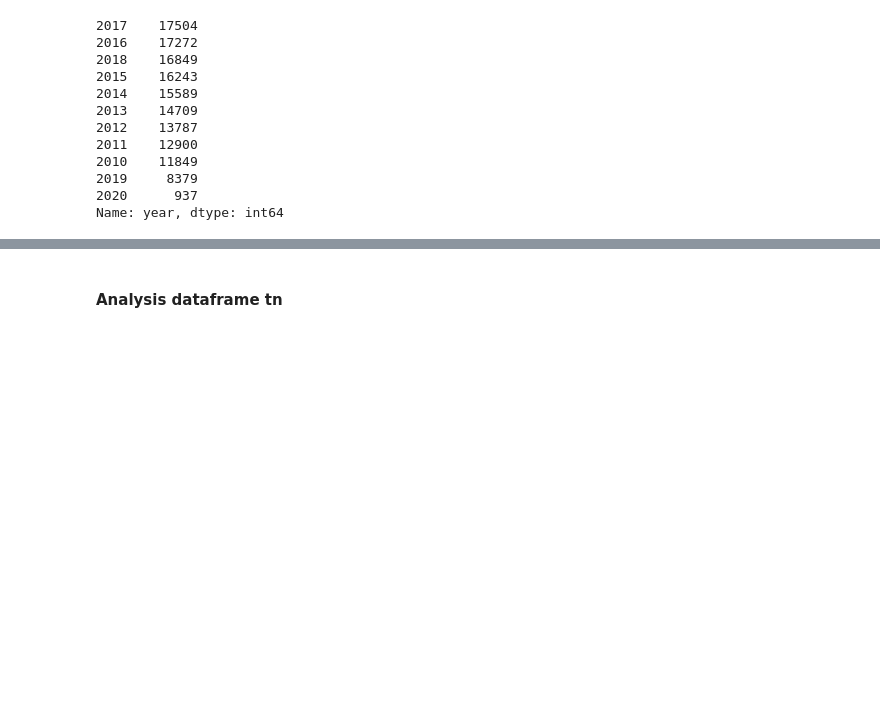
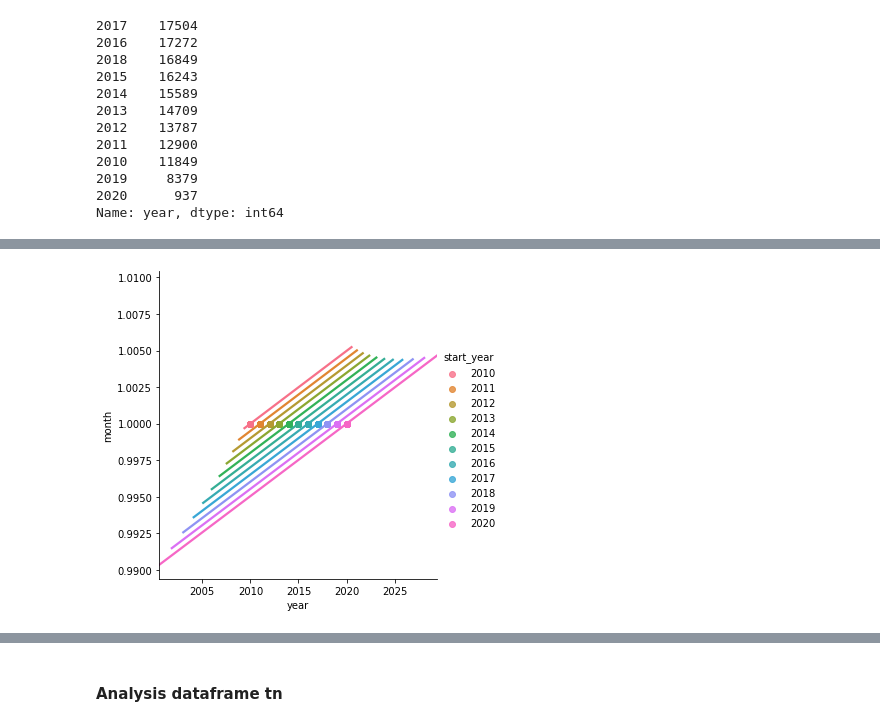
Before and after one commit to ksis1st/Project_MS_Studio, a Jupyter notebook: Project_MS_Studio.ipynb, the cells around one changed output, grey strips where cells are left out. Drawn from its saved outputs; the diff is of its cells as text; code cells hidden in the pictures; blank space fills up the shorter version.

```diff
--- a/Project_MS_Studio.ipynb
+++ b/Project_MS_Studio.ipynb
@@ -1461,0 +1493,4 @@ Name: year, dtype: int64
+# %%
+sns.lmplot(x="year", y="month", hue="start_year", data=imdb_r);
+# %% [output]
+[figure, added]
```
Also changed, not shown: parts of 69 cells of this notebook, 1 other file.
